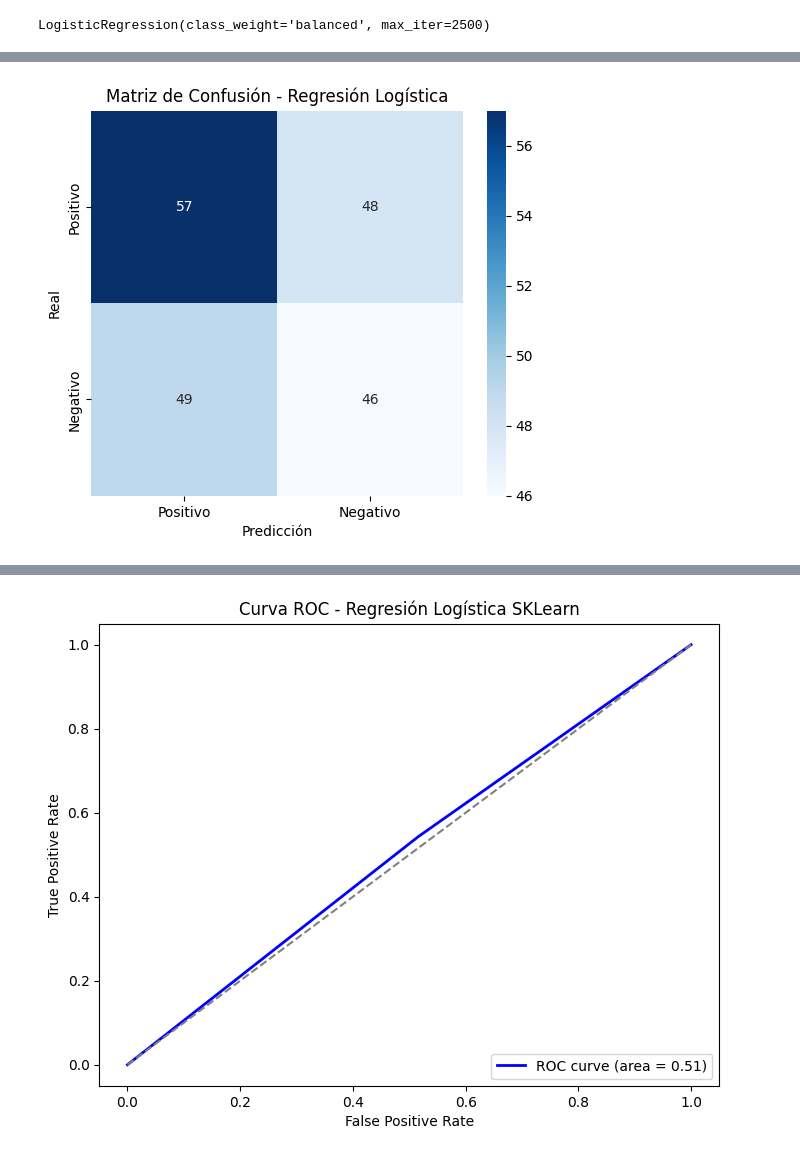
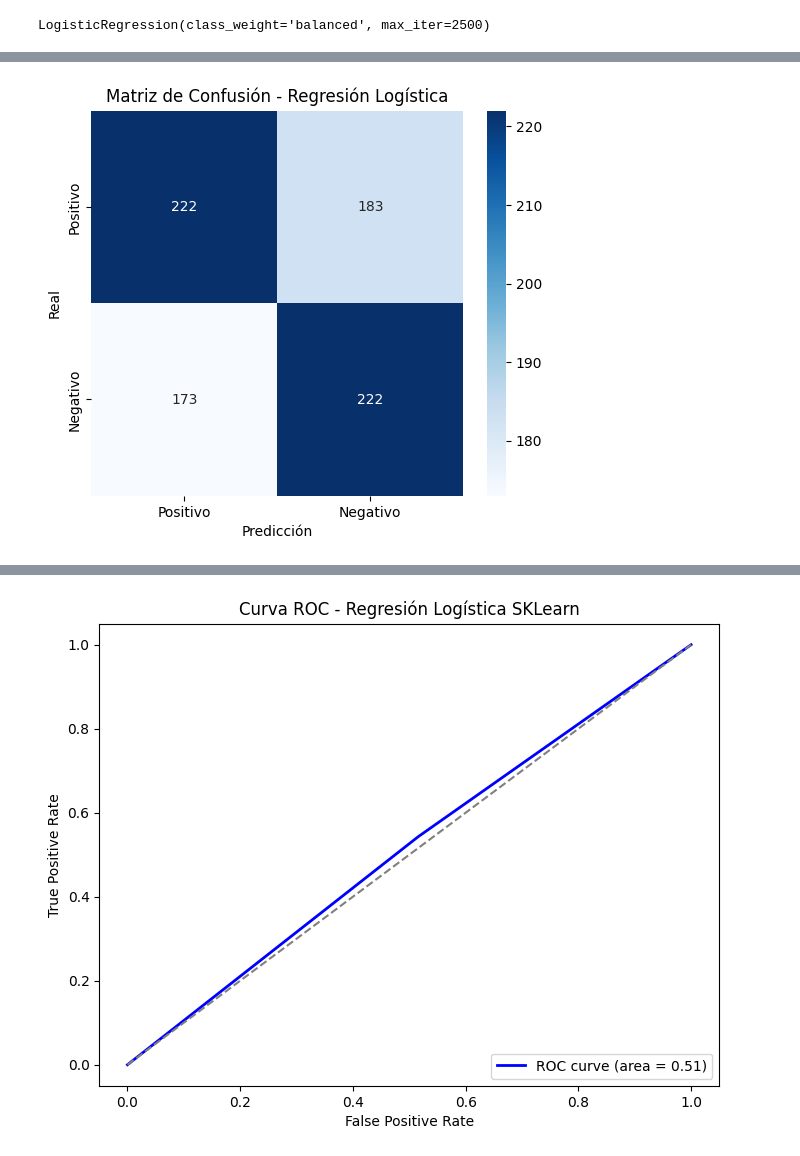
Before and after one commit to enriqueVz/-Dataset-Lol-RRNN-RL, a Jupyter notebook: RL_SKLearn.ipynb, the cells around one changed output, grey strips where cells are left out. Saved outputs shown, nothing was run; the diff lists cells and outputs as text; code cells hidden in the pictures.

Commit message:
Cambios en la Confusion Matrix

```diff
--- a/RL_SKLearn.ipynb
+++ b/RL_SKLearn.ipynb
@@ -39,8 +39,10 @@ model.fit(X_train_scaled, y_train)
 LogisticRegression(class_weight='balanced', max_iter=2500)
 # %%
 #Predecir probabilidades y etiquetas.
-y_pred = model.predict(X_test_scaled)
+y_pred_train = model.predict(X_train_scaled)
+y_pred_test = model.predict(X_test_scaled)
 # %%
 #Calcular matriz de confusión
-cm = confusion_matrix(y_test, y_pred)
+cm_train = confusion_matrix(y_train, y_pred_train)
+cm_test = confusion_matrix(y_test, y_pred_test)
 # %%
@@ -62,15 +80,15 @@ TN (Verdaderos Perdedores):     46
 # %%
-#Reorganizar la matriz y representarla visualmente
-cm_visual = [[cm[1, 1], cm[1, 0]],
-             [cm[0, 1], cm[0, 0]]]
+#Reorganizar la matriz train y representarla visualmente
+cm_visual_train = [[cm_train[1, 1], cm_train[1, 0]],
+             [cm_train[0, 1], cm_train[0, 0]]]
 
 plt.figure(figsize=(6, 5))
-sns.heatmap(cm_visual, annot=True, fmt="d", cmap="Blues",
+sns.heatmap(cm_visual_train, annot=True, fmt="d", cmap="Blues",
             xticklabels=['Positivo', 'Negativo'],
             yticklabels=['Positivo', 'Negativo'])
 plt.xlabel('Predicción')
 plt.ylabel('Real')
 plt.title("Matriz de Confusión - Regresión Logística")
 plt.show()
 # %% [output]
-[figure, old version]
+[figure, new version]
```
Also changed, not shown: parts of 7 cells of this notebook.
